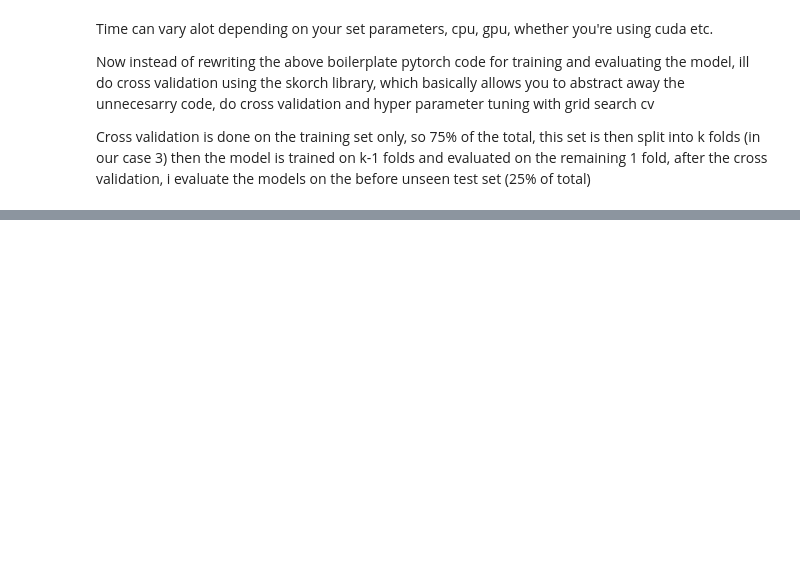
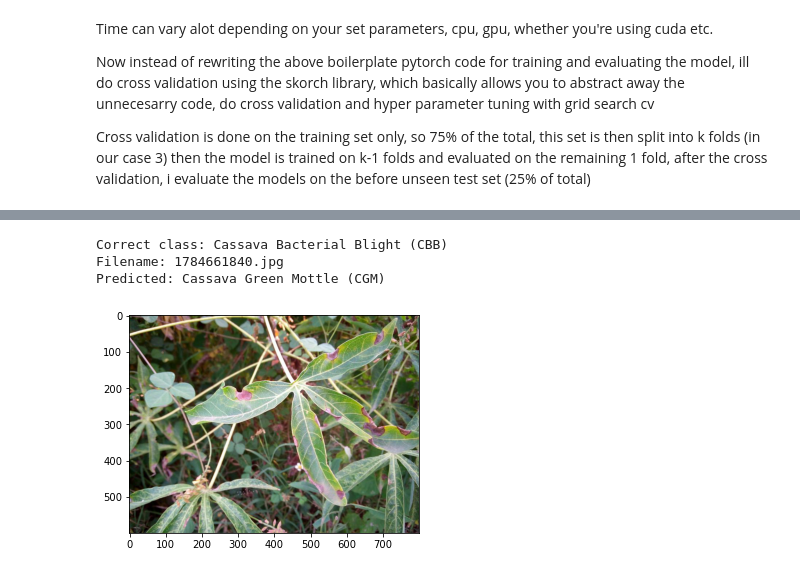
Before and after one commit to Zanz2/CassavaPlantDisseaseImageClassification, a Jupyter notebook: Pattern_recognition_project.ipynb, the cells around one changed output, grey strips where cells are left out. Cells and saved outputs as stored; diff of their text form; code cells hidden in the pictures; blank space fills up the shorter version.

Commit message:
Finished the models and some basic error evaluation, done for now

```diff
--- a/Pattern_recognition_project.ipynb
+++ b/Pattern_recognition_project.ipynb
@@ -221,10 +221,10 @@ params_dict_main = {
 # %% [markdown]
 Show an image from the dataset
 # %%
-def show_image(index):
-    plt.imshow(img.imread('{}/{}'.format(path,labelled_dataset.values[index][0]))) # set the correct resolution here
-    print('Index: {}'.format(labelled_dataset.values[index][1]))
-    print('Filename: {}'.format(labelled_dataset.values[index][0]))
+def show_image(index, image_dataset=labelled_dataset):
+    plt.imshow(img.imread('{}/{}'.format(path,image_dataset.values[index][0]))) # set the correct resolution here
+    print('Correct class: {}'.format(mapping_dict[str(image_dataset.values[index][1])]))
+    print('Filename: {}'.format(image_dataset.values[index][0]))
 
 show_image(6)
 # %% [output]
@@ -314,12 +313,14 @@ def plot_model_acc(model_name, save_only=True):
         plt.close('all')
 # %%
 #from optimizers import DemonRanger # uncomment if using alternative optimizers
-#import adabound
+import adabound
 # this should be used after finding good starting parameters with the cross validation parameter tuning below
 # Parameters
-skip_this = False # find good starting parameters first, using cv, then set this to false
+skip_this = True # find good starting parameters first, using cv, then set this to false
 model_index = 0 # set model index to use here
-string_array = ["vgg","google_net","resnet","alexnet"] #["vgg","google_net","resnet","alexnet"]
+
+# commented models are considered done from my part
+string_array = ["vgg"] #["google_net","resnet","alexnet","vgg"]
 
 torch.backends.cudnn.benchmark = True # speeds up training by some variable amount
 first_run = True
@@ -341,7 +342,7 @@ while(True and not skip_this):
         train_dataloader = DataLoader(dataset = train_dataset,batch_size = params_dict_main[model_name]["batch"],shuffle=True,num_workers=0,pin_memory=True,drop_last=True)
         valid_dataloader = DataLoader(dataset = valid_dataset,batch_size = test_batch_size,shuffle=False,num_workers=0,pin_memory=True,drop_last=True)
         criterion = nn.CrossEntropyLoss() # used this since we have 5 mutually exclusive classes
-        ''' # other options for optimizers
+        ''' # other options for optimizers after SGD
         optimizer = DemonRanger(params=net.parameters(),
                                 lr=params_dict_main[model_name]["lr"],
                                 weight_decay=params_dict_main[model_name]["wd"],
@@ -360,9 +361,9 @@ while(True and not skip_this):
                                 amsgrad=False # disables amsgrad
                                 )
         optimizer = adabound.AdaBound(net.parameters(), lr=params_dict_main[model_name]["lr"], final_lr=0.1)
+        '''
 
-        '''
-        optimizer = optim.SGD(net.parameters(),  # the optimizer that was used for CV
+        optimizer = optim.SGD(net.parameters(),  # the same optimizer that was used for CV
             lr=params_dict_main[model_name]["lr"],
             weight_decay=params_dict_main[model_name]["wd"],
             momentum=0.9
@@ -380,6 +381,7 @@ while(True and not skip_this):
         valid_loss_min = torch.load('./cross_validation/models/{}_best_model_TRAIN_best_loss.pt'.format(model_name))
     else:
         valid_loss_min = np.Inf
+    print("initial loss: {}".format(valid_loss_min))
 
     val_loss = []
     val_acc = []
@@ -570,7 +556,14 @@ if not skip_this:
 
 test_batch = 15
 y_test = np.array(test.label)
-string_array = ["vgg","google_net","resnet","alexnet"] # ["vgg","google_net","resnet","alexnet"]
+string_array = ["google_net","resnet","alexnet","vgg"]  # ["google_net","resnet","alexnet","vgg"]
+
+model_pred_dict = {
+    "google_net": [],
+    "resnet": [],
+    "alexnet": [],
+    "vgg": []
+}
 for model_name in string_array:
     model = get_saved_model(model_name,"TRAIN",skorch_wrap=True)
     y_predictions = []
@@ -586,4 +579,5 @@ for model_name in string_array:
         temp_list = torch.stack(temp_list)
         y_predictions.append(model.predict(temp_list))
     y_predictions = [item for sublist in y_predictions for item in sublist]
+    model_pred_dict[model_name] = y_predictions
     print("!!!! Model {} Accuracy on test set: {}, f1macro-score: {}".format(model_name,accuracy_score(y_test,y_predictions),f1_score(y_test,y_predictions,average='macro')))
@@ -589,0 +638,17 @@ for model_name in string_array:
+# %%
+model_name = "google_net"
+mask_of_predictions = model_pred_dict[model_name] == y_test
+
+incorrect_indices = [i for i, e in enumerate(list(mask_of_predictions)) if e == False]
+
+
+
+missclassification_index = 30 # Show the N-th incorrect image prediction
+
+show_image(incorrect_indices[missclassification_index],test)
+print("Predicted: {}".format(mapping_dict[str(model_pred_dict[model_name][incorrect_indices[missclassification_index]])]))
+# %% [output]
+Correct class: Cassava Bacterial Blight (CBB)
+Filename: 1784661840.jpg
+Predicted: Cassava Green Mottle (CGM)
+[figure, added]
```
Also changed, not shown: parts of 8 cells of this notebook, 16 other files.
